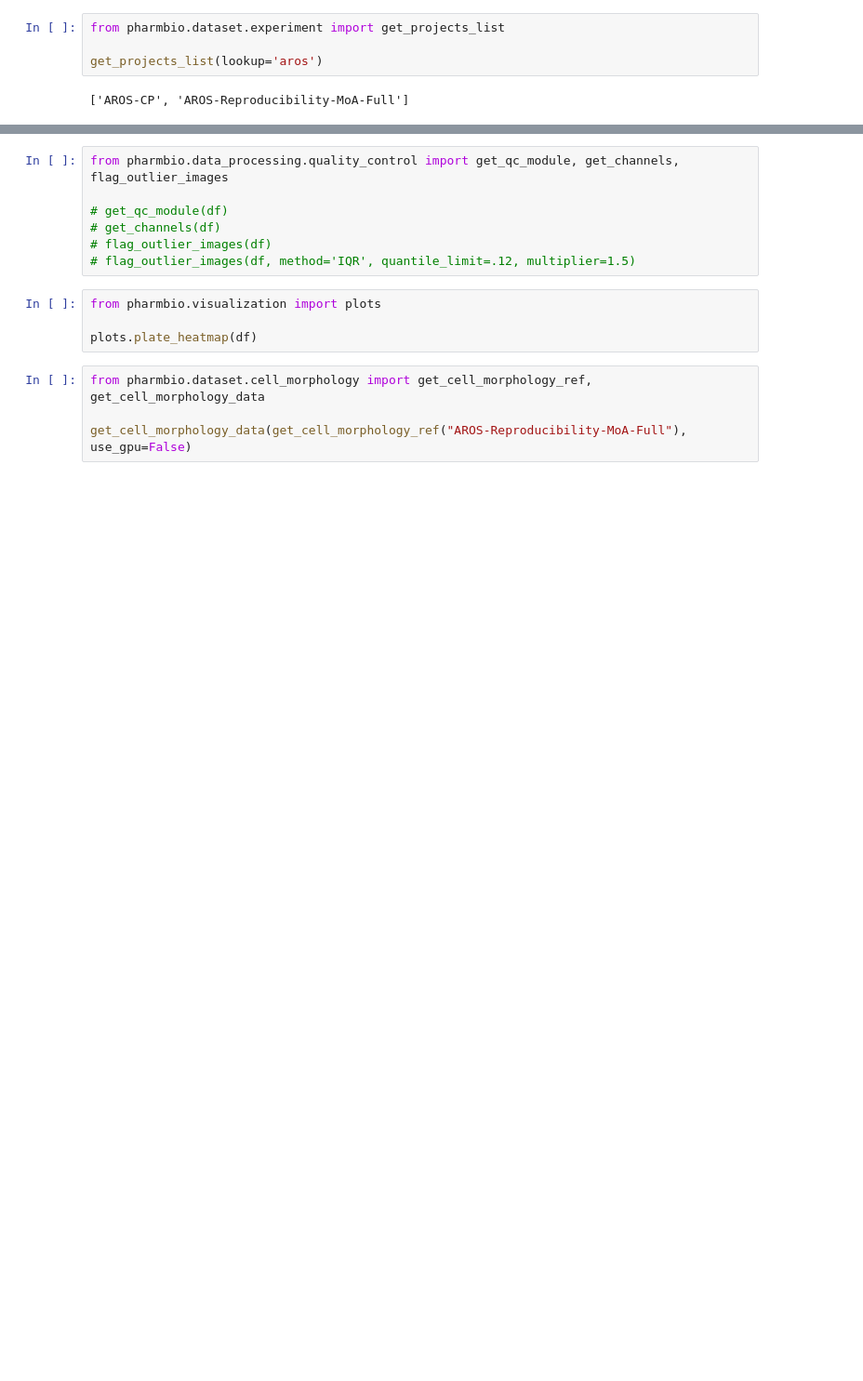
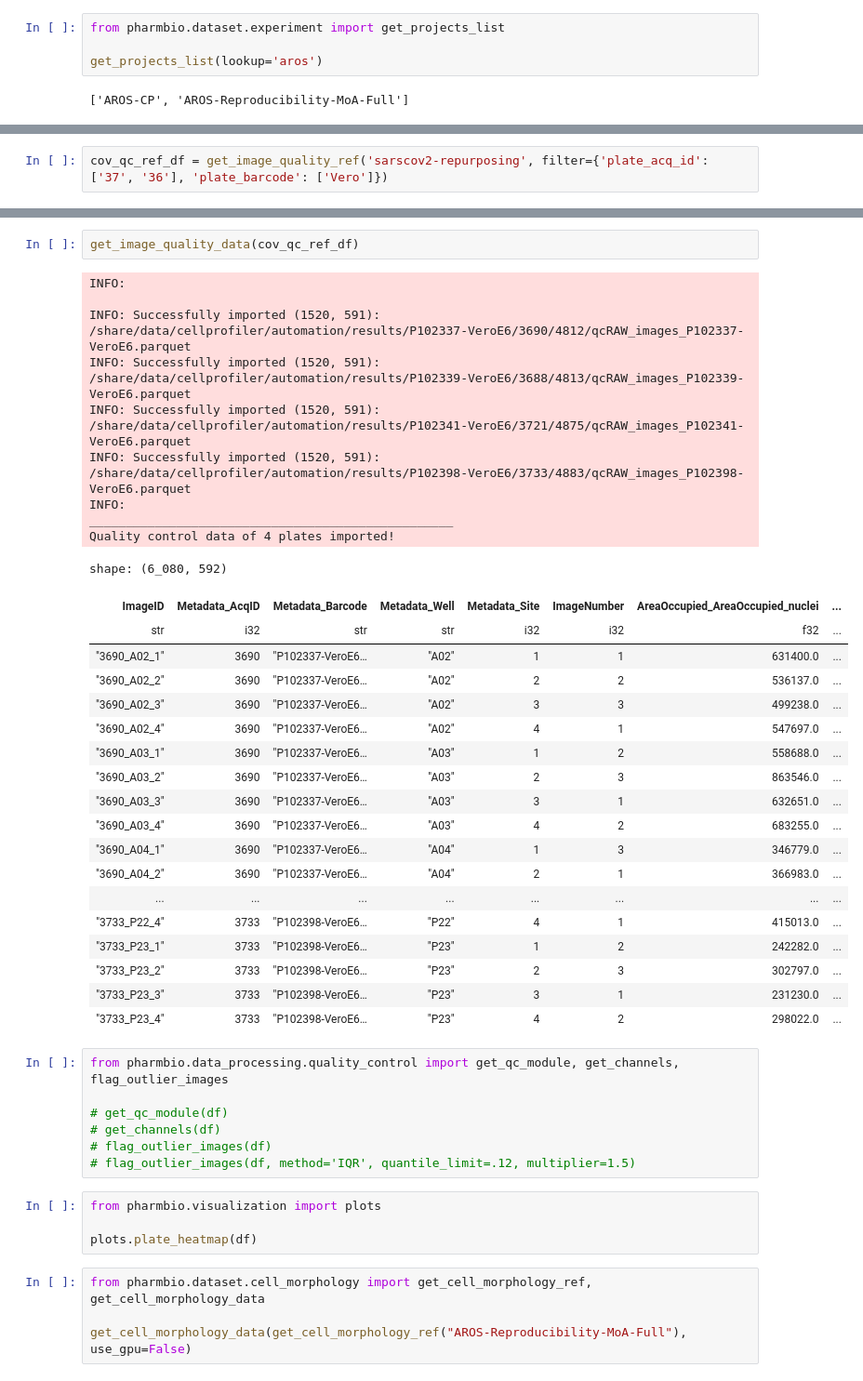
Before and after one commit to pharmbio/pharmbio_package, a Jupyter notebook: test_package.ipynb, the cells around one changed output, grey strips where cells are left out. Shown at 93% size. Drawn from its saved outputs; the diff is of its cells as text; blank space fills up the shorter version.

```diff
--- a/test_package.ipynb
+++ b/test_package.ipynb
@@ -22,0 +58,2 @@ df = get_image_quality_data(get_image_quality_ref("AROS-Reproducibility-MoA-Full
+# %%
+cov_qc_ref_df = get_image_quality_ref('sarscov2-repurposing', filter={'plate_acq_id': ['37', '36'], 'plate_barcode': ['Vero']})
@@ -23,3 +69,34 @@ df = get_image_quality_data(get_image_quality_ref("AROS-Reproducibility-MoA-Full
+# %%
+get_image_quality_data(cov_qc_ref_df)
+# %% [output]
+INFO:
+
+INFO: Successfully imported (1520, 591): /share/data/cellprofiler/automation/results/P102337-VeroE6/3690/4812/qcRAW_images_P102337-VeroE6.parquet
+INFO: Successfully imported (1520, 591): /share/data/cellprofiler/automation/results/P102339-VeroE6/3688/4813/qcRAW_images_P102339-VeroE6.parquet
+INFO: Successfully imported (1520, 591): /share/data/cellprofiler/automation/results/P102341-VeroE6/3721/4875/qcRAW_images_P102341-VeroE6.parquet
+INFO: Successfully imported (1520, 591): /share/data/cellprofiler/automation/results/P102398-VeroE6/3733/4883/qcRAW_images_P102398-VeroE6.parquet
+INFO:
+__________________________________________________
+Quality control data of 4 plates imported!
+shape: (6_080, 592)
+| ImageID | Metadata_AcqID | Metadata_Barcode | Metadata_Well | Metadata_Site | ImageNumber | AreaOccupied_AreaOccupied_nuclei | ... |
+| str | i32 | str | str | i32 | i32 | f32 | ... |
+| "3690_A02_1" | 3690 | "P102337-VeroE6… | "A02" | 1 | 1 | 631400.0 | ... |
+| "3690_A02_2" | 3690 | "P102337-VeroE6… | "A02" | 2 | 2 | 536137.0 | ... |
+| "3690_A02_3" | 3690 | "P102337-VeroE6… | "A02" | 3 | 3 | 499238.0 | ... |
+| "3690_A02_4" | 3690 | "P102337-VeroE6… | "A02" | 4 | 1 | 547697.0 | ... |
+| "3690_A03_1" | 3690 | "P102337-VeroE6… | "A03" | 1 | 2 | 558688.0 | ... |
+| "3690_A03_2" | 3690 | "P102337-VeroE6… | "A03" | 2 | 3 | 863546.0 | ... |
+| "3690_A03_3" | 3690 | "P102337-VeroE6… | "A03" | 3 | 1 | 632651.0 | ... |
+| "3690_A03_4" | 3690 | "P102337-VeroE6… | "A03" | 4 | 2 | 683255.0 | ... |
+| "3690_A04_1" | 3690 | "P102337-VeroE6… | "A04" | 1 | 3 | 346779.0 | ... |
+| "3690_A04_2" | 3690 | "P102337-VeroE6… | "A04" | 2 | 1 | 366983.0 | ... |
+| ... | ... | ... | ... | ... | ... | ... | ... |
+| "3733_P22_4" | 3733 | "P102398-VeroE6… | "P22" | 4 | 1 | 415013.0 | ... |
+| "3733_P23_1" | 3733 | "P102398-VeroE6… | "P23" | 1 | 2 | 242282.0 | ... |
+| "3733_P23_2" | 3733 | "P102398-VeroE6… | "P23" | 2 | 3 | 302797.0 | ... |
+| "3733_P23_3" | 3733 | "P102398-VeroE6… | "P23" | 3 | 1 | 231230.0 | ... |
+| "3733_P23_4" | 3733 | "P102398-VeroE6… | "P23" | 4 | 2 | 298022.0 | ... |
 # %%
 from pharmbio.data_processing.quality_control import get_qc_module, get_channels, flag_outlier_images
 
```
Also changed, not shown: parts of 25 cells of this notebook, 2 other files.
